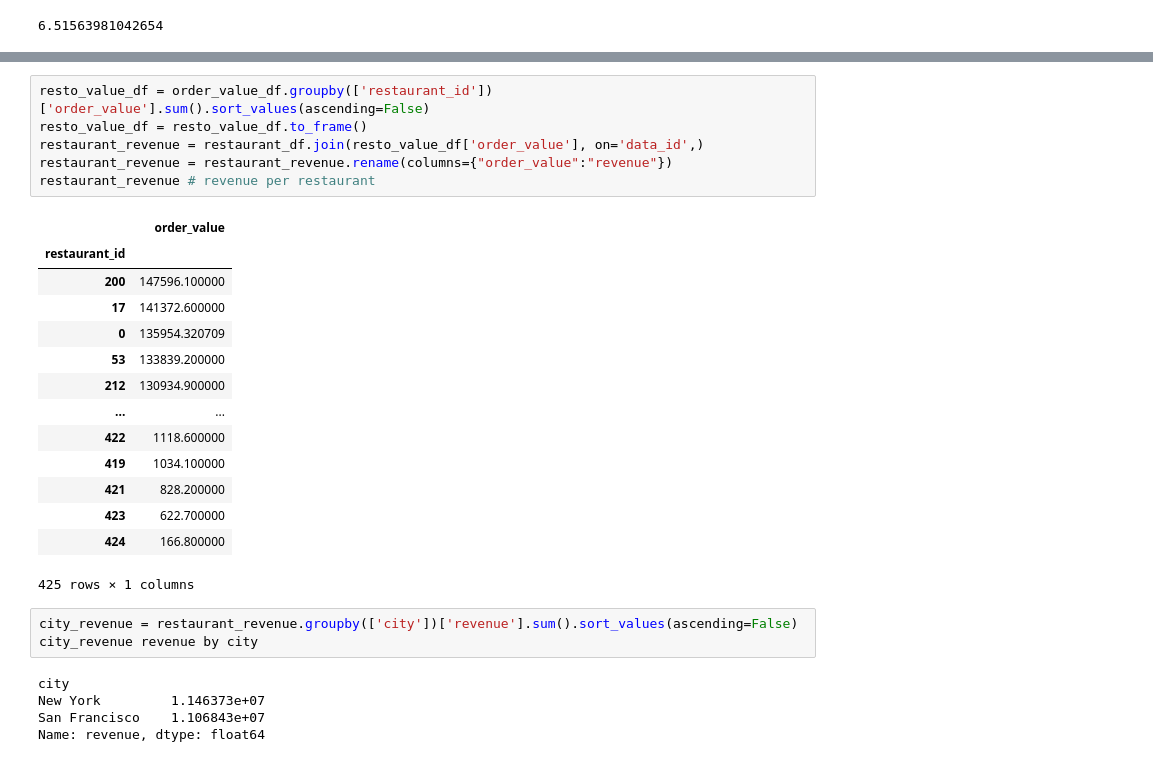
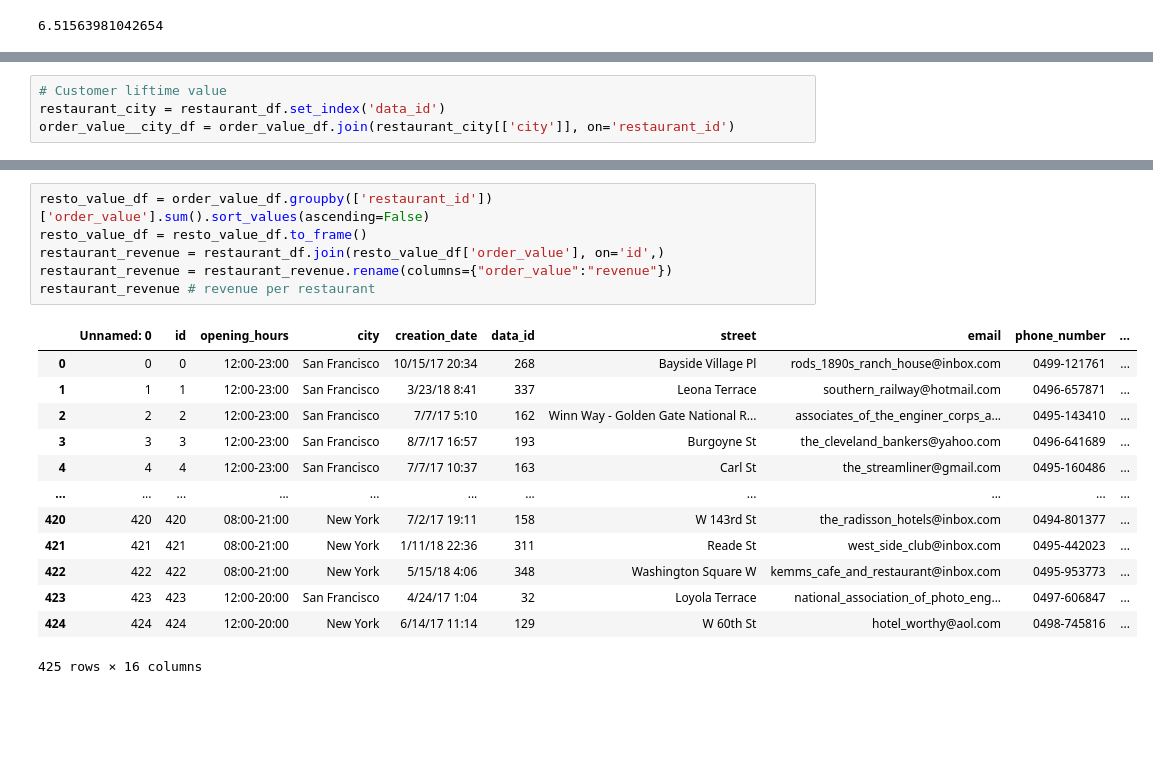
Before and after one commit to qlambotte/accenture_use_case, a Jupyter notebook: business_datset.ipynb, the cells around one changed output, grey strips where cells are left out. Drawn from its saved outputs; the diff is of its cells as text; blank space fills up the shorter version.

```diff
--- a/business_datset.ipynb
+++ b/business_datset.ipynb
@@ -138,0 +151,4 @@ order_df.groupby(['customer_id'])['restaurant_id'].count().sort_values(ascending
+# %%
+# Customer liftime value
+restaurant_city = restaurant_df.set_index('data_id')
+order_value__city_df = order_value_df.join(restaurant_city[['city']], on='restaurant_id')
@@ -174,29 +184,20 @@ revenue_by_month.plot(legend=True)
-# %%
-resto_value_df = order_value_df.groupby(['restaurant_id'])['order_value'].sum().sort_values(ascending=False)
-resto_value_df = resto_value_df.to_frame()
-restaurant_revenue = restaurant_df.join(resto_value_df['order_value'], on='data_id',)
-restaurant_revenue = restaurant_revenue.rename(columns={"order_value":"revenue"})
-restaurant_revenue # revenue per restaurant
-# %% [output]
-|  | order_value |
-| restaurant_id |  |
-| 200 | 147596.100000 |
-| 17 | 141372.600000 |
-| 0 | 135954.320709 |
-| 53 | 133839.200000 |
-| 212 | 130934.900000 |
-| ... | ... |
-| 422 | 1118.600000 |
-| 419 | 1034.100000 |
-| 421 | 828.200000 |
-| 423 | 622.700000 |
-| 424 | 166.800000 |
-425 rows × 1 columns
-# %%
-city_revenue = restaurant_revenue.groupby(['city'])['revenue'].sum().sort_values(ascending=False)
-city_revenue revenue by city
-# %% [output]
-city
-New York         1.146373e+07
-San Francisco    1.106843e+07
-Name: revenue, dtype: float64
+# %%
+resto_value_df = order_value_df.groupby(['restaurant_id'])['order_value'].sum().sort_values(ascending=False)
+resto_value_df = resto_value_df.to_frame()
+restaurant_revenue = restaurant_df.join(resto_value_df['order_value'], on='id',)
+restaurant_revenue = restaurant_revenue.rename(columns={"order_value":"revenue"})
+restaurant_revenue # revenue per restaurant
+# %% [output]
+|  | Unnamed: 0 | id | opening_hours | city | creation_date | data_id | street | email | phone_number | ... |
+| 0 | 0 | 0 | 12:00-23:00 | San Francisco | 10/15/17 20:34 | 268 | Bayside Village Pl | rods_1890s_ranch_house@inbox.com | 0499-121761 | ... |
+| 1 | 1 | 1 | 12:00-23:00 | San Francisco | 3/23/18 8:41 | 337 | Leona Terrace | southern_railway@hotmail.com | 0496-657871 | ... |
+| 2 | 2 | 2 | 12:00-23:00 | San Francisco | 7/7/17 5:10 | 162 | Winn Way - Golden Gate National R... | associates_of_the_enginer_corps_a... | 0495-143410 | ... |
+| 3 | 3 | 3 | 12:00-23:00 | San Francisco | 8/7/17 16:57 | 193 | Burgoyne St | the_cleveland_bankers@yahoo.com | 0496-641689 | ... |
+| 4 | 4 | 4 | 12:00-23:00 | San Francisco | 7/7/17 10:37 | 163 | Carl St | the_streamliner@gmail.com | 0495-160486 | ... |
+| ... | ... | ... | ... | ... | ... | ... | ... | ... | ... | ... |
+| 420 | 420 | 420 | 08:00-21:00 | New York | 7/2/17 19:11 | 158 | W 143rd St | the_radisson_hotels@inbox.com | 0494-801377 | ... |
+| 421 | 421 | 421 | 08:00-21:00 | New York | 1/11/18 22:36 | 311 | Reade St | west_side_club@inbox.com | 0495-442023 | ... |
+| 422 | 422 | 422 | 08:00-21:00 | New York | 5/15/18 4:06 | 348 | Washington Square W | kemms_cafe_and_restaurant@inbox.com | 0495-953773 | ... |
+| 423 | 423 | 423 | 12:00-20:00 | San Francisco | 4/24/17 1:04 | 32 | Loyola Terrace | national_association_of_photo_eng... | 0497-606847 | ... |
+| 424 | 424 | 424 | 12:00-20:00 | New York | 6/14/17 11:14 | 129 | W 60th St | hotel_worthy@aol.com | 0498-745816 | ... |
+425 rows × 16 columns
```
Also changed, not shown: parts of 11 cells of this notebook.
